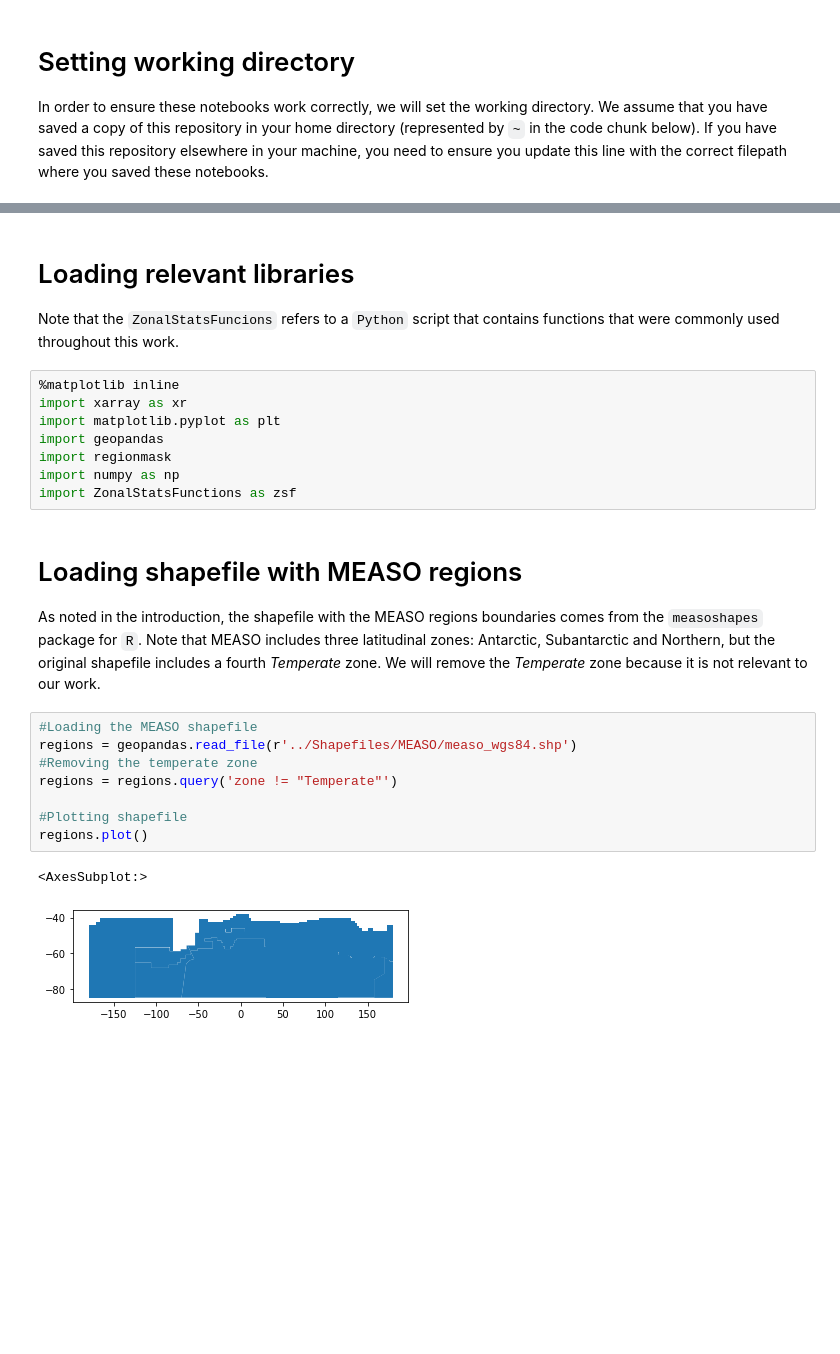
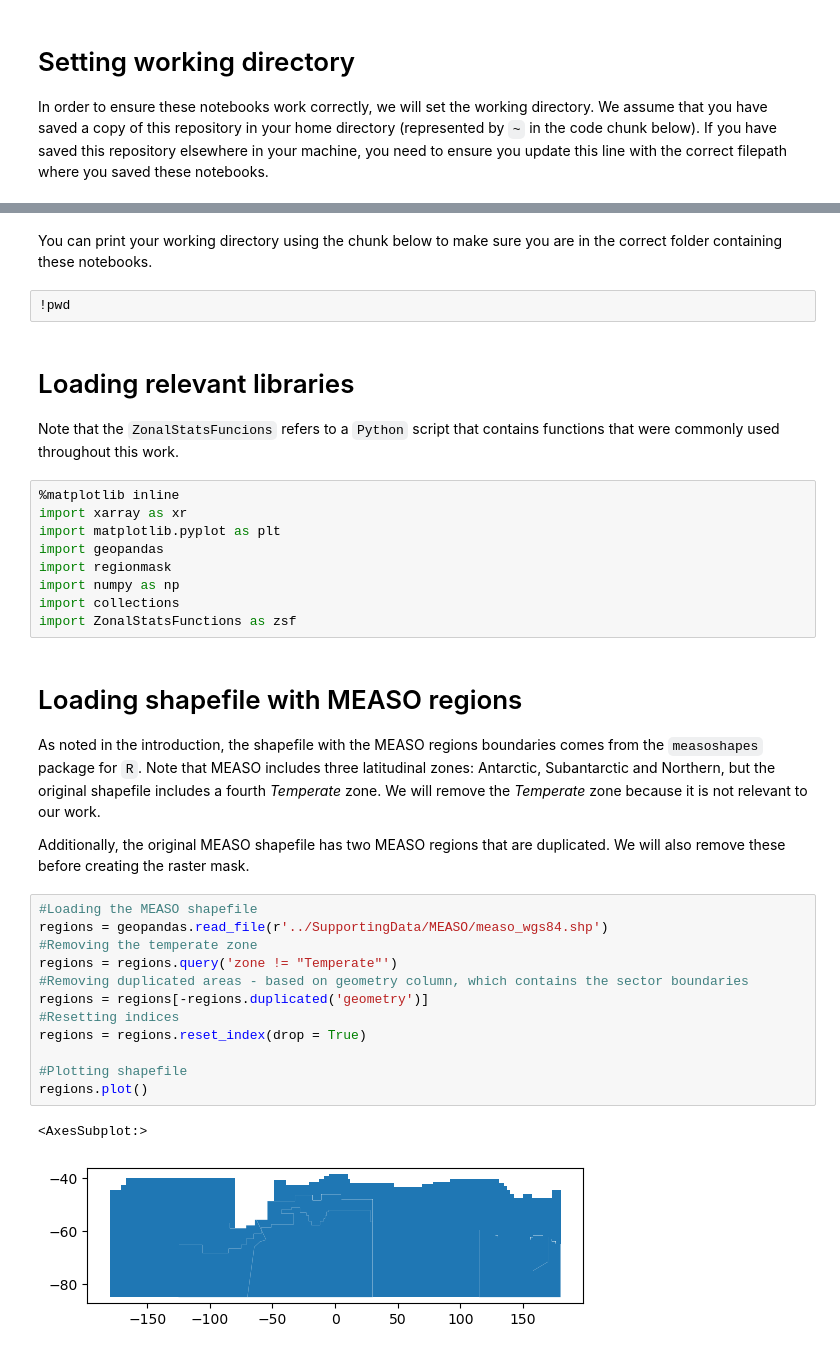
Before and after one commit to lidefi87/ACCESS-OM2-01_EcologicallyRelevantVariables, a Jupyter notebook: Scripts/0_CreatingMeasoMask.ipynb, the cells around one changed output, grey strips where cells are left out. Saved outputs shown, nothing was run; the diff lists cells and outputs as text; blank space fills up the shorter version.

```diff
--- a/Scripts/0_CreatingMeasoMask.ipynb
+++ b/Scripts/0_CreatingMeasoMask.ipynb
@@ -15,3 +12,7 @@ os.chdir(os.path.expanduser('~/ACCESS-OM2-01_EcologicallyRelevantVariables/Scrip
+# %% [markdown]
+You can print your working directory using the chunk below to make sure you are in the correct folder containing these notebooks.
+# %%
+!pwd
 # %% [markdown]
 # Loading relevant libraries
 Note that the `ZonalStatsFuncions` refers to a `Python` script that contains functions that were commonly used throughout this work.
@@ -22,20 +23,27 @@ import matplotlib.pyplot as plt
 import geopandas
 import regionmask
 import numpy as np
+import collections
 import ZonalStatsFunctions as zsf
 # %% [markdown]
 # Loading shapefile with MEASO regions
 As noted in the introduction, the shapefile with the MEASO regions boundaries comes from the `measoshapes` package for `R`. Note that MEASO includes three latitudinal zones: Antarctic, Subantarctic and Northern, but the original shapefile includes a fourth *Temperate* zone. We will remove the *Temperate* zone because it is not relevant to our work.
+
+Additionally, the original MEASO shapefile has two MEASO regions that are duplicated. We will also remove these before creating the raster mask.
 # %%
 #Loading the MEASO shapefile
-regions = geopandas.read_file(r'../Shapefiles/MEASO/measo_wgs84.shp')
+regions = geopandas.read_file(r'../SupportingData/MEASO/measo_wgs84.shp')
 #Removing the temperate zone
 regions = regions.query('zone != "Temperate"')
+#Removing duplicated areas - based on geometry column, which contains the sector boundaries
+regions = regions[-regions.duplicated('geometry')]
+#Resetting indices
+regions = regions.reset_index(drop = True)
 
 #Plotting shapefile
 regions.plot()
 # %% [output]
 <AxesSubplot:>
-[figure, old version]
+[figure, new version]
 # %% [markdown]
 # Loading ACCESS-OM2 data sample for the Southern Ocean
```
Also changed, not shown: parts of 27 cells of this notebook.
